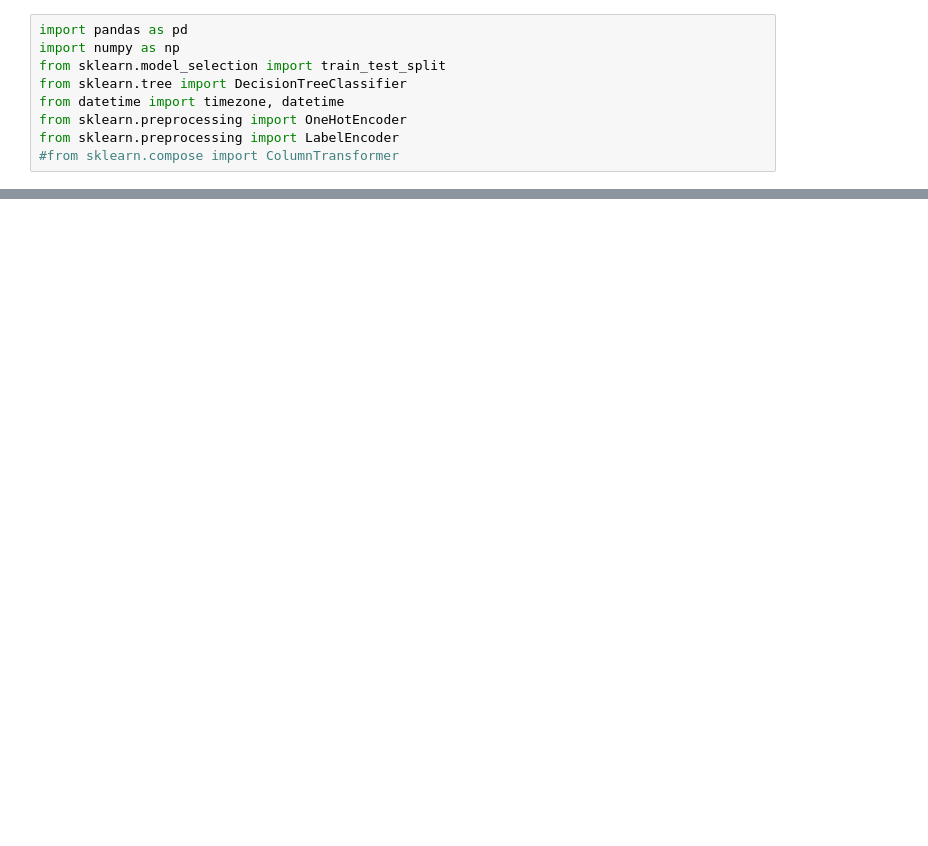
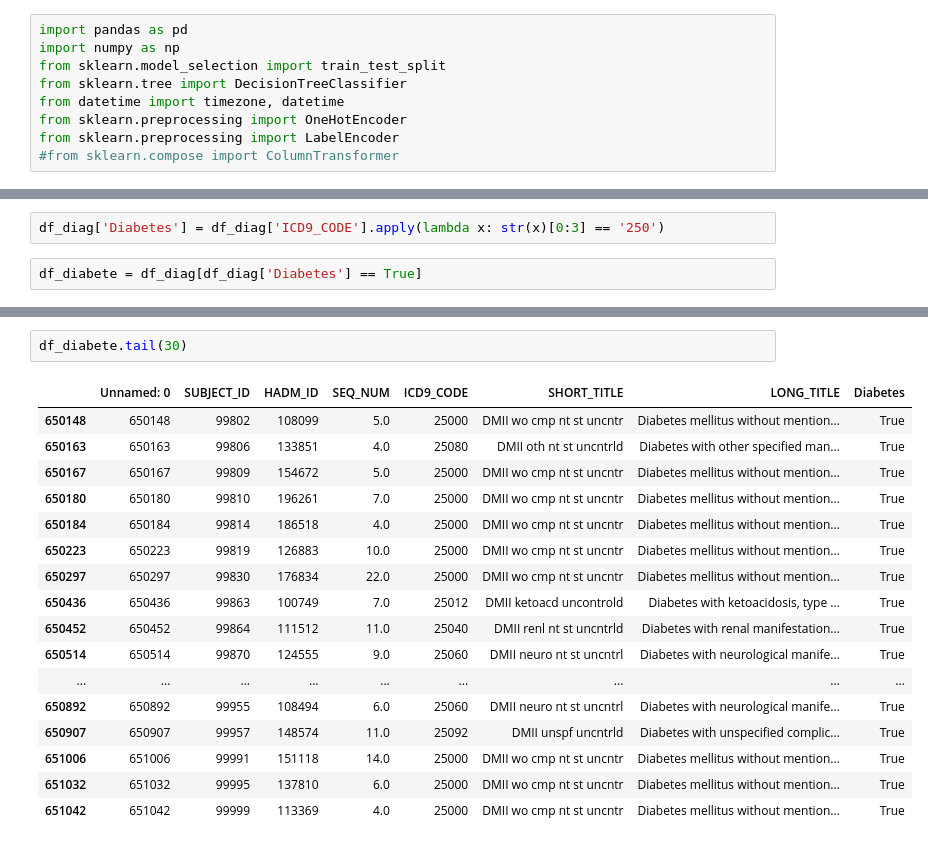
Before and after one commit to Raye2333/mimic3-research, a Jupyter notebook: code/diabetes.ipynb, the cells around one changed output, grey strips where cells are left out. Saved outputs shown, nothing was run; the diff lists cells and outputs as text; blank space fills up the shorter version.

```diff
--- a/code/diabetes.ipynb
+++ b/code/diabetes.ipynb
@@ -60,0 +40,4 @@ df_diag['']
+# %%
+df_diag['Diabetes'] = df_diag['ICD9_CODE'].apply(lambda x: str(x)[0:3] == '250')
+# %%
+df_diabete = df_diag[df_diag['Diabetes'] == True]
@@ -60,0 +51,20 @@ df_diag['']
+# %%
+df_diabete.tail(30)
+# %% [output]
+|  | Unnamed: 0 | SUBJECT_ID | HADM_ID | SEQ_NUM | ICD9_CODE | SHORT_TITLE | LONG_TITLE | Diabetes |
+| 650148 | 650148 | 99802 | 108099 | 5.0 | 25000 | DMII wo cmp nt st uncntr | Diabetes mellitus without mention... | True |
+| 650163 | 650163 | 99806 | 133851 | 4.0 | 25080 | DMII oth nt st uncntrld | Diabetes with other specified man... | True |
+| 650167 | 650167 | 99809 | 154672 | 5.0 | 25000 | DMII wo cmp nt st uncntr | Diabetes mellitus without mention... | True |
+| 650180 | 650180 | 99810 | 196261 | 7.0 | 25000 | DMII wo cmp nt st uncntr | Diabetes mellitus without mention... | True |
+| 650184 | 650184 | 99814 | 186518 | 4.0 | 25000 | DMII wo cmp nt st uncntr | Diabetes mellitus without mention... | True |
+| 650223 | 650223 | 99819 | 126883 | 10.0 | 25000 | DMII wo cmp nt st uncntr | Diabetes mellitus without mention... | True |
+| 650297 | 650297 | 99830 | 176834 | 22.0 | 25000 | DMII wo cmp nt st uncntr | Diabetes mellitus without mention... | True |
+| 650436 | 650436 | 99863 | 100749 | 7.0 | 25012 | DMII ketoacd uncontrold | Diabetes with ketoacidosis, type ... | True |
+| 650452 | 650452 | 99864 | 111512 | 11.0 | 25040 | DMII renl nt st uncntrld | Diabetes with renal manifestation... | True |
+| 650514 | 650514 | 99870 | 124555 | 9.0 | 25060 | DMII neuro nt st uncntrl | Diabetes with neurological manife... | True |
+| ... | ... | ... | ... | ... | ... | ... | ... | ... |
+| 650892 | 650892 | 99955 | 108494 | 6.0 | 25060 | DMII neuro nt st uncntrl | Diabetes with neurological manife... | True |
+| 650907 | 650907 | 99957 | 148574 | 11.0 | 25092 | DMII unspf uncntrld | Diabetes with unspecified complic... | True |
+| 651006 | 651006 | 99991 | 151118 | 14.0 | 25000 | DMII wo cmp nt st uncntr | Diabetes mellitus without mention... | True |
+| 651032 | 651032 | 99995 | 137810 | 6.0 | 25000 | DMII wo cmp nt st uncntr | Diabetes mellitus without mention... | True |
+| 651042 | 651042 | 99999 | 113369 | 4.0 | 25000 | DMII wo cmp nt st uncntr | Diabetes mellitus without mention... | True |
```
Also changed, not shown: parts of 16 cells of this notebook.
